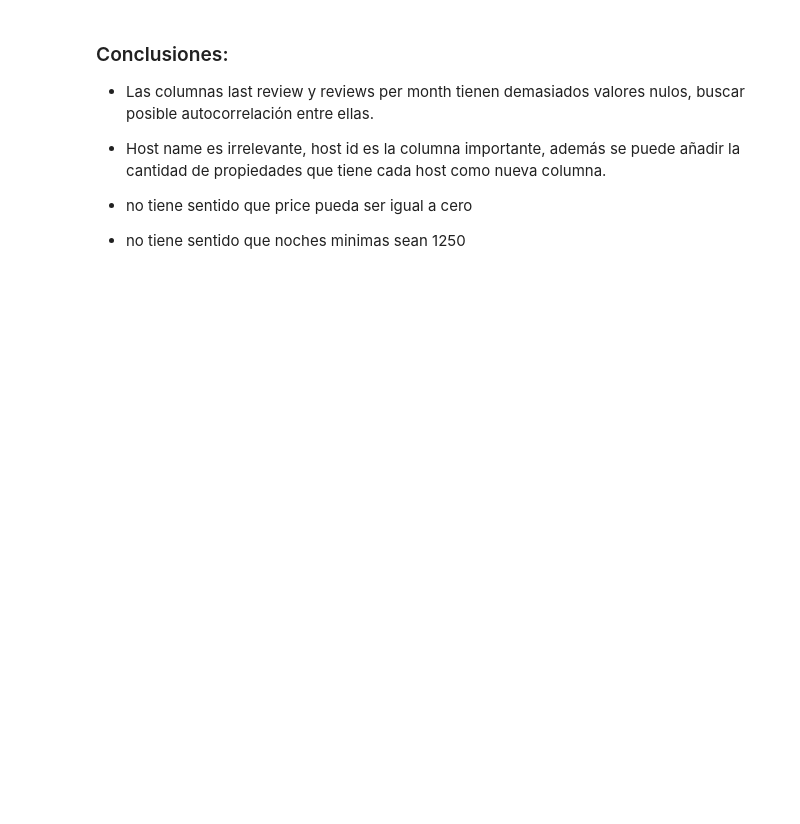
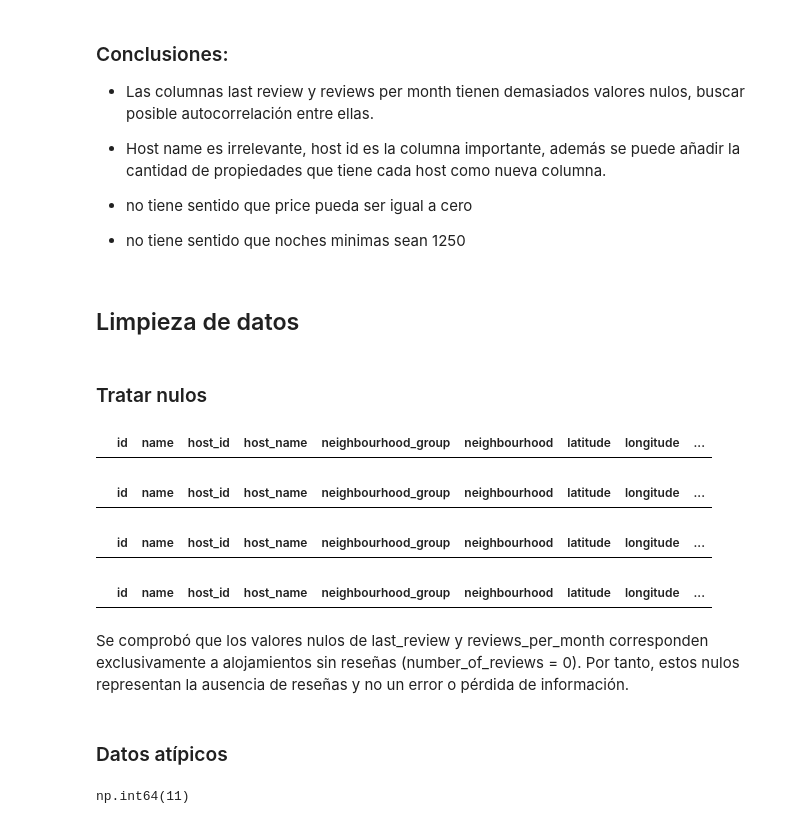
Before and after one commit to aur22aur44/data-science-portfolio, a Jupyter notebook: 01-airbnb-analysis/notebook/airbnb_analysis.ipynb, the cells around one changed output. Drawn from its saved outputs; the diff is of its cells as text; code cells hidden in the pictures; blank space fills up the shorter version.

Commit message:
Completar limpieza inicial del dataset Airbnb

```diff
--- a/01-airbnb-analysis/notebook/airbnb_analysis.ipynb
+++ b/01-airbnb-analysis/notebook/airbnb_analysis.ipynb
@@ -107,3 +96,7 @@ df.describe()
 - no tiene sentido que price pueda ser igual a cero
 
 - no tiene sentido que noches minimas sean 1250
+# %% [markdown]
+## Limpieza de datos
+# %% [markdown]
+### Tratar nulos
@@ -109,0 +110,20 @@ df.describe()
+# %%
+# ¿Los valores nulos de last_review y reviews_per_month corresponden a alojamientos que nunca han recibido una reseña.?
+
+df[(df["number_of_reviews"] == 0) & (df["last_review"].notna())]
+# %% [output]
+|  | id | name | host_id | host_name | neighbourhood_group | neighbourhood | latitude | longitude | ... |
+# %%
+df[(df["number_of_reviews"] == 0) & (df["reviews_per_month"].notna())]
+# %% [output]
+|  | id | name | host_id | host_name | neighbourhood_group | neighbourhood | latitude | longitude | ... |
+# %%
+df[(df["number_of_reviews"] > 0) & (df["last_review"].isna())]
+# %% [output]
+|  | id | name | host_id | host_name | neighbourhood_group | neighbourhood | latitude | longitude | ... |
+# %%
+df[(df["number_of_reviews"] > 0) & (df["reviews_per_month"].isna())]
+# %% [output]
+|  | id | name | host_id | host_name | neighbourhood_group | neighbourhood | latitude | longitude | ... |
+# %% [markdown]
+Se comprobó que los valores nulos de last_review y reviews_per_month corresponden exclusivamente a alojamientos sin reseñas (number_of_reviews = 0). Por tanto, estos nulos representan la ausencia de reseñas y no un error o pérdida de información.
@@ -109,0 +133,7 @@ df.describe()
+# %% [markdown]
+### Datos atípicos
+# %%
+
+(df['price'] == 0).sum()
+# %% [output]
+np.int64(11)
```
Also changed, not shown: parts of 12 cells of this notebook.
